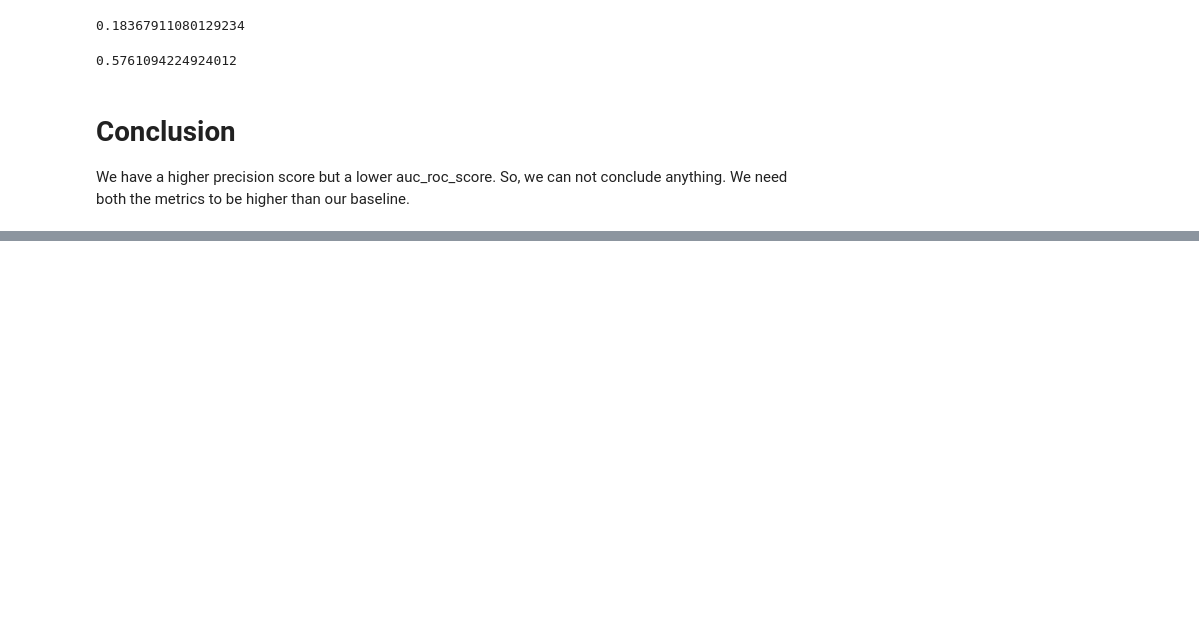
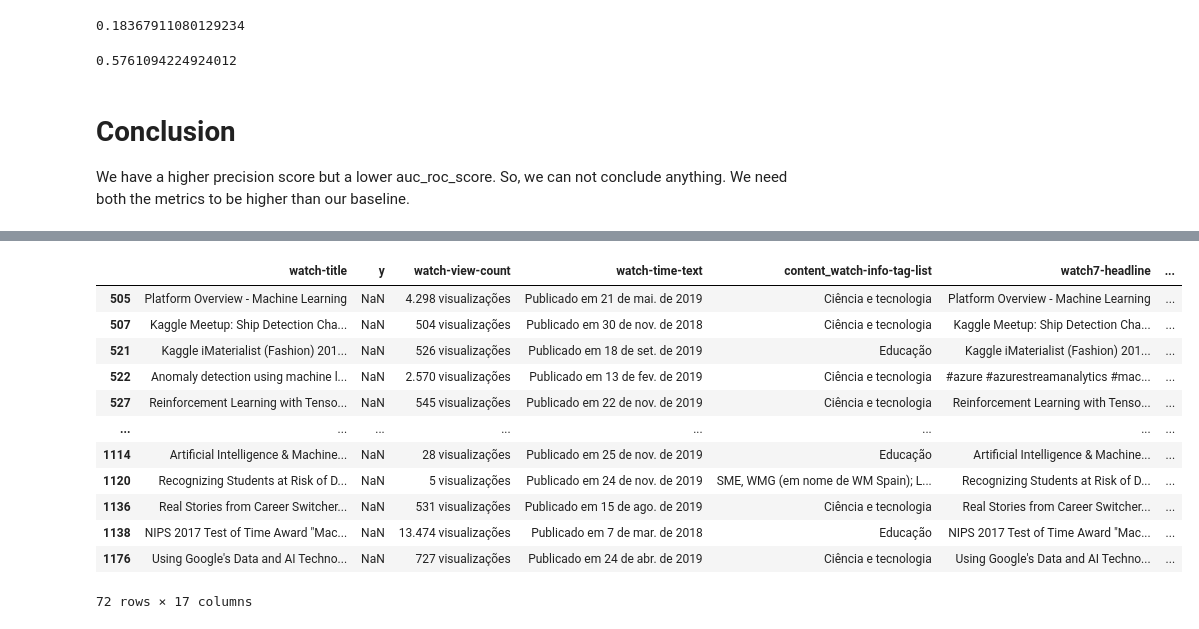
Before and after one commit to geeklicantropo/PORTFOLIO-Data-Science-In-Progress-, a Jupyter notebook: YOUTUBE_VIDEO_RECOMENDER/Model 2.ipynb, the cells around one changed output, grey strips where cells are left out. Saved outputs shown, nothing was run; the diff lists cells and outputs as text; code cells hidden in the pictures; blank space fills up the shorter version.

```diff
--- a/YOUTUBE_VIDEO_RECOMENDER/Model 2.ipynb
+++ b/YOUTUBE_VIDEO_RECOMENDER/Model 2.ipynb
@@ -261,0 +398,2 @@ roc_auc_score(yval, p)
+# %%
+hard_to_predict = df_unlabeled[mask_u]
@@ -261,0 +404,16 @@ roc_auc_score(yval, p)
+# %%
+hard_to_predict
+# %% [output]
+|  | watch-title | y | watch-view-count | watch-time-text | content_watch-info-tag-list | watch7-headline | ... |
+| 505 | Platform Overview - Machine Learning | NaN | 4.298 visualizações | Publicado em 21 de mai. de 2019 | Ciência e tecnologia | Platform Overview - Machine Learning | ... |
+| 507 | Kaggle Meetup: Ship Detection Cha... | NaN | 504 visualizações | Publicado em 30 de nov. de 2018 | Ciência e tecnologia | Kaggle Meetup: Ship Detection Cha... | ... |
+| 521 | Kaggle iMaterialist (Fashion) 201... | NaN | 526 visualizações | Publicado em 18 de set. de 2019 | Educação | Kaggle iMaterialist (Fashion) 201... | ... |
+| 522 | Anomaly detection using machine l... | NaN | 2.570 visualizações | Publicado em 13 de fev. de 2019 | Ciência e tecnologia | #azure #azurestreamanalytics #mac... | ... |
+| 527 | Reinforcement Learning with Tenso... | NaN | 545 visualizações | Publicado em 22 de nov. de 2019 | Ciência e tecnologia | Reinforcement Learning with Tenso... | ... |
+| ... | ... | ... | ... | ... | ... | ... | ... |
+| 1114 | Artificial Intelligence & Machine... | NaN | 28 visualizações | Publicado em 25 de nov. de 2019 | Educação | Artificial Intelligence & Machine... | ... |
+| 1120 | Recognizing Students at Risk of D... | NaN | 5 visualizações | Publicado em 24 de nov. de 2019 | SME, WMG (em nome de WM Spain); L... | Recognizing Students at Risk of D... | ... |
+| 1136 | Real Stories from Career Switcher... | NaN | 531 visualizações | Publicado em 15 de ago. de 2019 | Ciência e tecnologia | Real Stories from Career Switcher... | ... |
+| 1138 | NIPS 2017 Test of Time Award "Mac... | NaN | 13.474 visualizações | Publicado em 7 de mar. de 2018 | Educação | NIPS 2017 Test of Time Award "Mac... | ... |
+| 1176 | Using Google's Data and AI Techno... | NaN | 727 visualizações | Publicado em 24 de abr. de 2019 | Ciência e tecnologia | Using Google's Data and AI Techno... | ... |
+72 rows × 17 columns
```
Also changed, not shown: parts of 25 cells of this notebook, 3 other files.
